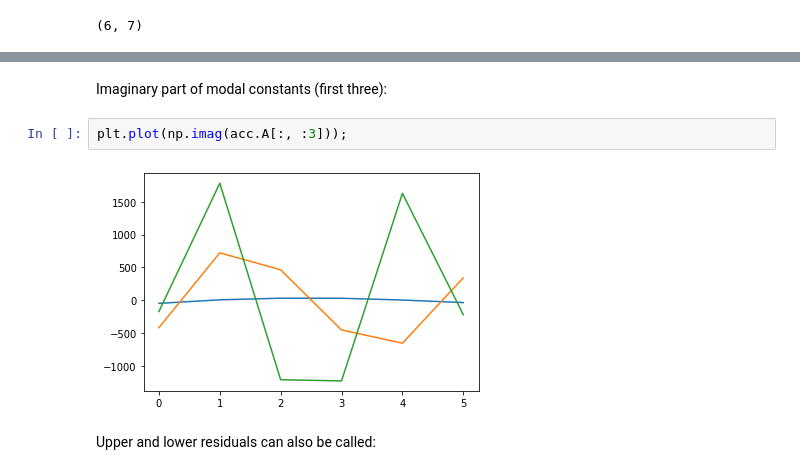
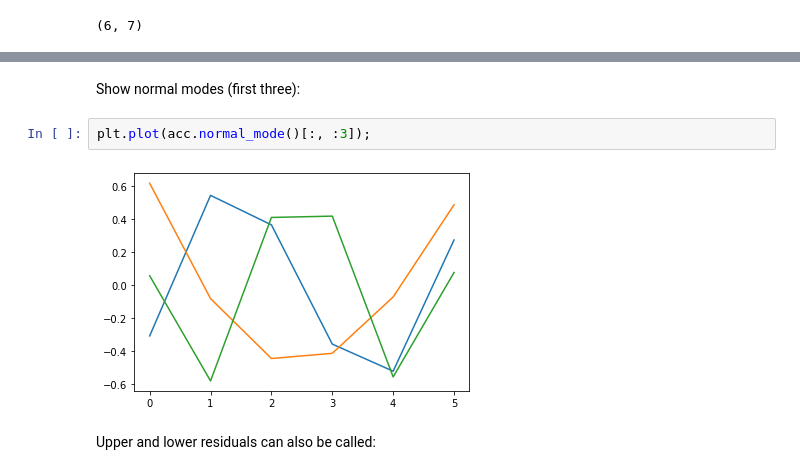
Before and after one commit to ladisk/pyEMA, a Jupyter notebook: pyEMA Showcase.ipynb, the cells around one changed output, grey strips where cells are left out. Drawn from its saved outputs; the diff is of its cells as text.

Commit message:
added normal modes method and updated showcase

```diff
--- a/pyEMA Showcase.ipynb
+++ b/pyEMA Showcase.ipynb
@@ -95,9 +103,9 @@ array([ 8.95992333-46.31010572j, -0.63045395 +7.36189946j,
-# %% [markdown]
-Imaginary part of modal constants (first three):
+# %% [markdown]
+Show normal modes (first three):
 # %%
-plt.plot(np.imag(acc.A[:, :3]));
+plt.plot(acc.normal_mode()[:, :3]);
 # %% [output]
-[figure, old version]
+[figure, new version]
 # %% [markdown]
 Upper and lower residuals can also be called:
 # %%
```
Also changed, not shown: parts of 6 cells of this notebook, 1 other file.
